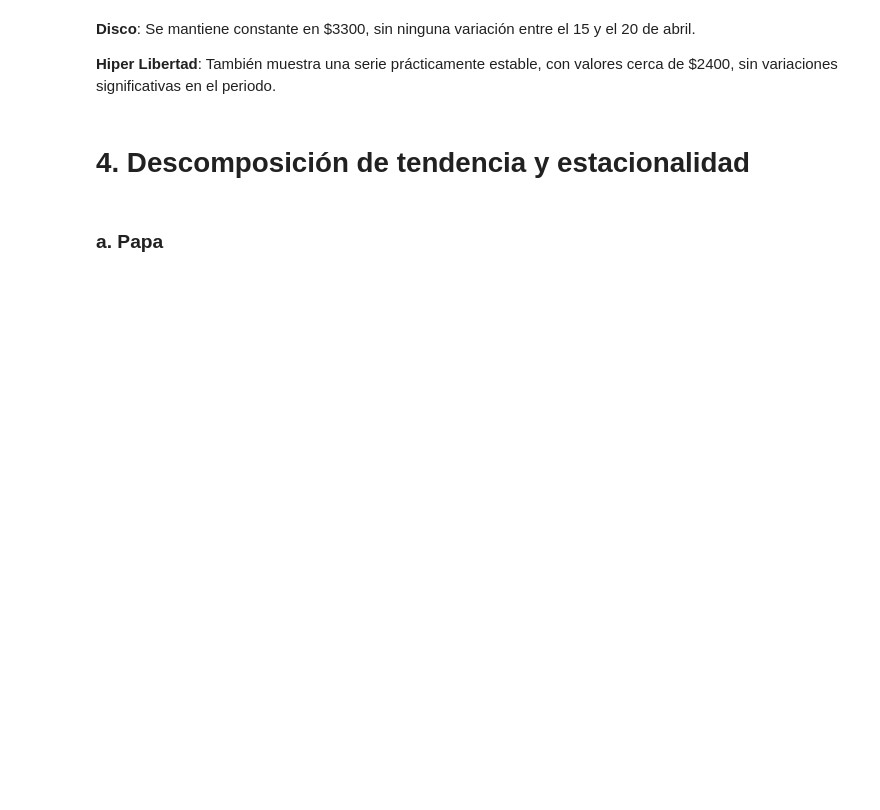
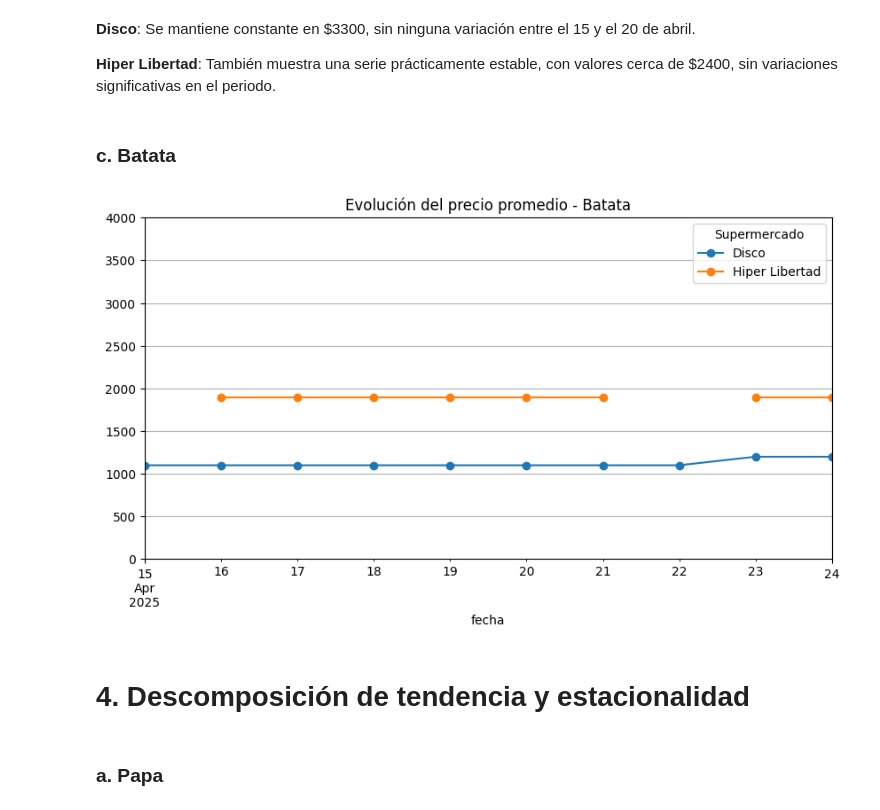
Before and after one commit to manuelpalomeque/Web-Scraper-canasta-basica, a Jupyter notebook: notebooks/02_modelo_tendencias_WS.ipynb, the cells around one changed output. Cells and saved outputs as stored; diff of their text form; code cells hidden in the pictures; blank space fills up the shorter version.

```diff
--- a/notebooks/02_modelo_tendencias_WS.ipynb
+++ b/notebooks/02_modelo_tendencias_WS.ipynb
@@ -99,6 +100,24 @@ plt.show()
 **Disco**: Se mantiene constante en \$3300, sin ninguna variación entre el 15 y el 20 de abril.
 
 **Hiper Libertad**: También muestra una serie prácticamente estable, con valores cerca de \$2400, sin variaciones significativas en el periodo.
+# %% [markdown]
+### c. Batata
+# %%
+# Filtro por un producto
+producto = 'Batata'
+df_prod = df[df['Nombre Producto'] == producto]
+
+# Agrupo por fecha y supermercado
+serie = df_prod.groupby(['fecha', 'Supermercado'])['Precio'].mean().reset_index()
+
+# Pivoteo para tener una serie por supermercado
+serie_pivot_batata = serie.pivot(index='fecha', columns='Supermercado', values='Precio')
+serie_pivot_batata.plot(marker='o', figsize=(10,5), title=f'Evolución del precio promedio - {producto}')
+plt.grid(True)
+plt.ylim(0, 4000)
+plt.show()
+# %% [output]
+[figure, added]
 # %% [markdown]
 # 4. Descomposición de tendencia y estacionalidad
 # %% [markdown]
```
Also changed, not shown: parts of 10 cells of this notebook.
